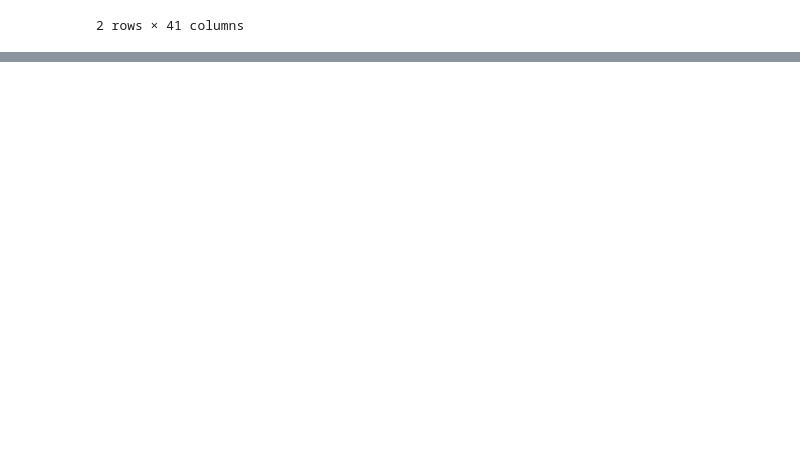
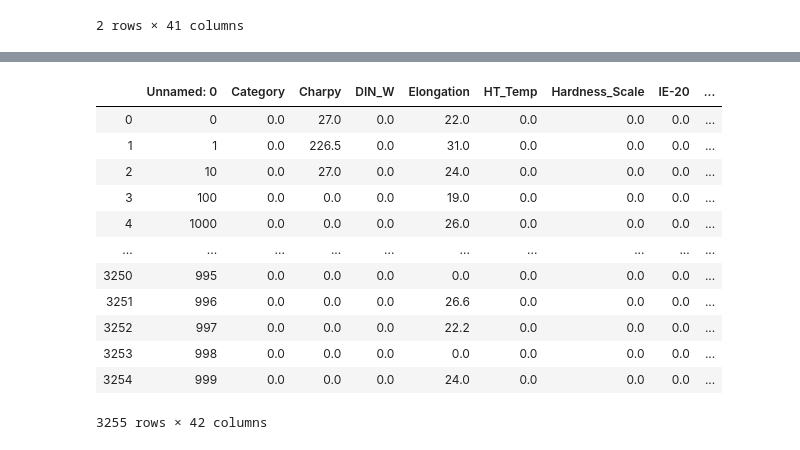
Before and after one commit to PrasannS/WeldingAnalysis, a Jupyter notebook: analysis.ipynb, the cells around one changed output, grey strips where cells are left out. Cells and saved outputs as stored; diff of their text form; code cells hidden in the pictures; blank space fills up the shorter version.

```diff
--- a/analysis.ipynb
+++ b/analysis.ipynb
@@ -640,0 +607,16 @@ df
+# %%
+pd.read_csv('final_numeric_data.csv')
+# %% [output]
+|  | Unnamed: 0 | Category | Charpy | DIN_W | Elongation | HT_Temp | Hardness_Scale | IE-20 | ... |
+| 0 | 0 | 0.0 | 27.0 | 0.0 | 22.0 | 0.0 | 0.0 | 0.0 | ... |
+| 1 | 1 | 0.0 | 226.5 | 0.0 | 31.0 | 0.0 | 0.0 | 0.0 | ... |
+| 2 | 10 | 0.0 | 27.0 | 0.0 | 24.0 | 0.0 | 0.0 | 0.0 | ... |
+| 3 | 100 | 0.0 | 0.0 | 0.0 | 19.0 | 0.0 | 0.0 | 0.0 | ... |
+| 4 | 1000 | 0.0 | 0.0 | 0.0 | 26.0 | 0.0 | 0.0 | 0.0 | ... |
+| ... | ... | ... | ... | ... | ... | ... | ... | ... | ... |
+| 3250 | 995 | 0.0 | 0.0 | 0.0 | 0.0 | 0.0 | 0.0 | 0.0 | ... |
+| 3251 | 996 | 0.0 | 0.0 | 0.0 | 26.6 | 0.0 | 0.0 | 0.0 | ... |
+| 3252 | 997 | 0.0 | 0.0 | 0.0 | 22.2 | 0.0 | 0.0 | 0.0 | ... |
+| 3253 | 998 | 0.0 | 0.0 | 0.0 | 0.0 | 0.0 | 0.0 | 0.0 | ... |
+| 3254 | 999 | 0.0 | 0.0 | 0.0 | 24.0 | 0.0 | 0.0 | 0.0 | ... |
+3255 rows × 42 columns
```
Also changed, not shown: parts of 11 cells of this notebook.
